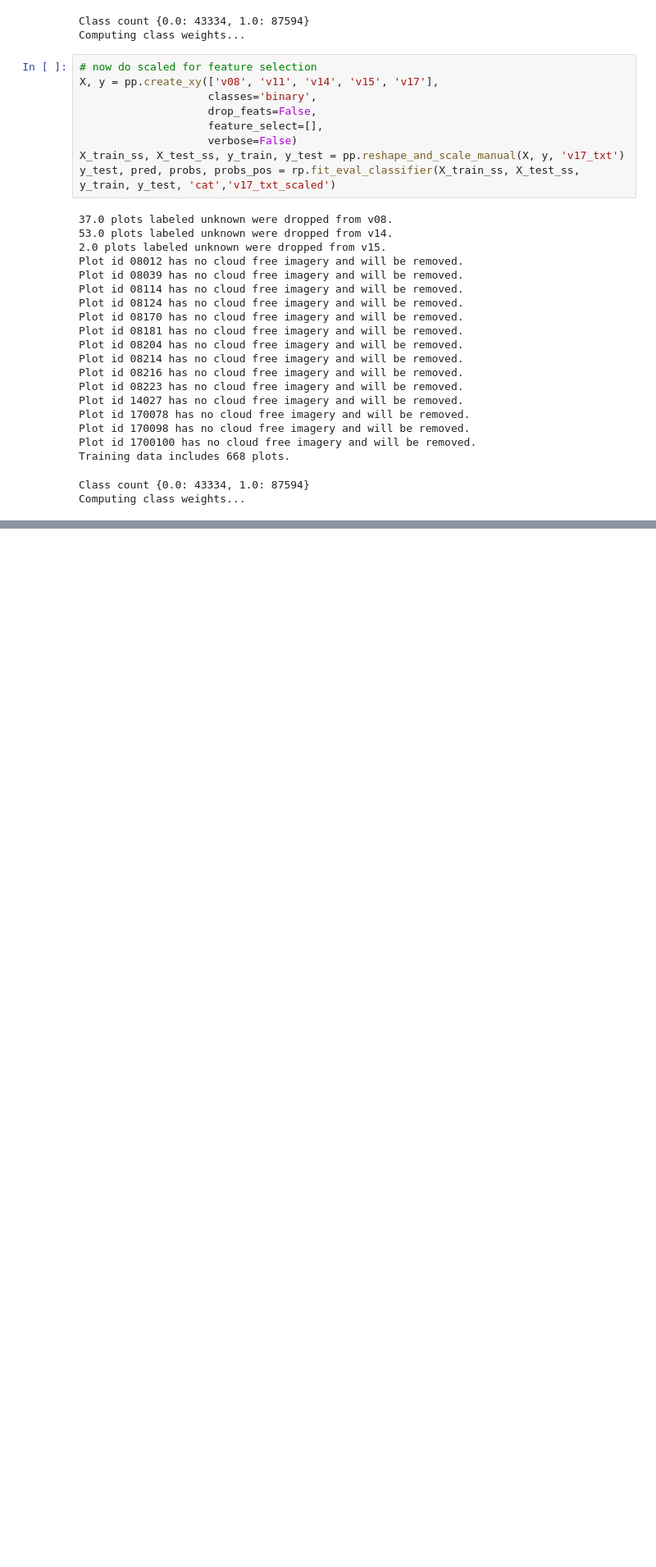
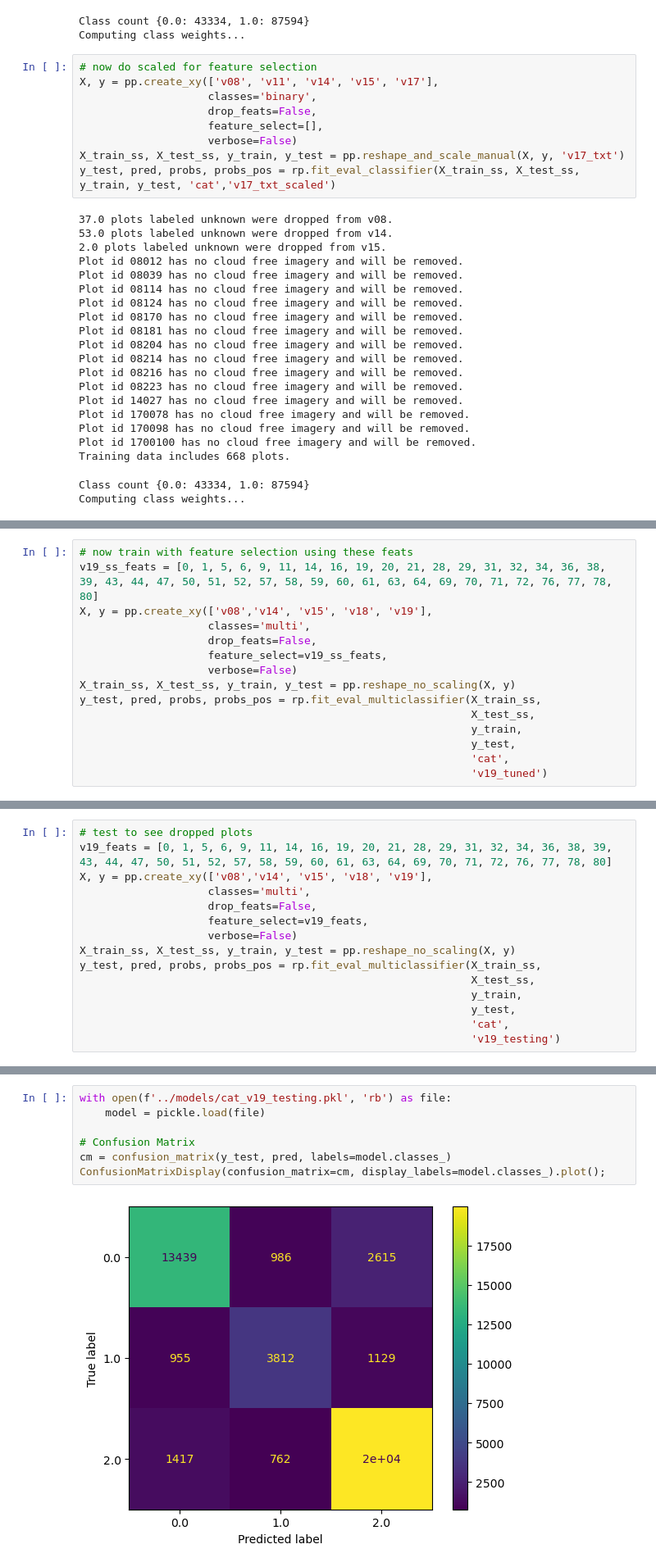
Before and after one commit to wri/plantation_classifier, a Jupyter notebook: notebooks/modeling_approaches.ipynb, the cells around one changed output, grey strips where cells are left out. Shown at 82% size. Drawn from its saved outputs; the diff is of its cells as text; blank space fills up the shorter version.

Commit message:
train v20

```diff
--- a/notebooks/modeling_approaches.ipynb
+++ b/notebooks/modeling_approaches.ipynb
@@ -383,0 +501,15 @@ Computing class weights...
+# %%
+# now train with feature selection using these feats
+v19_ss_feats = [0, 1, 5, 6, 9, 11, 14, 16, 19, 20, 21, 28, 29, 31, 32, 34, 36, 38, 39, 43, 44, 47, 50, 51, 52, 57, 58, 59, 60, 61, 63, 64, 69, 70, 71, 72, 76, 77, 78, 80]
+X, y = pp.create_xy(['v08','v14', 'v15', 'v18', 'v19'],
+                    classes='multi',
+                    drop_feats=False,
+                    feature_select=v19_ss_feats,
+                    verbose=False)
+X_train_ss, X_test_ss, y_train, y_test = pp.reshape_no_scaling(X, y)
+y_test, pred, probs, probs_pos = rp.fit_eval_multiclassifier(X_train_ss,
+                                                             X_test_ss,
+                                                             y_train,
+                                                             y_test,
+                                                             'cat',
+                                                             'v19_tuned')
@@ -383,0 +536,15 @@ Computing class weights...
+# %%
+# test to see dropped plots
+v19_feats = [0, 1, 5, 6, 9, 11, 14, 16, 19, 20, 21, 28, 29, 31, 32, 34, 36, 38, 39, 43, 44, 47, 50, 51, 52, 57, 58, 59, 60, 61, 63, 64, 69, 70, 71, 72, 76, 77, 78, 80]
+X, y = pp.create_xy(['v08','v14', 'v15', 'v18', 'v19'],
+                    classes='multi',
+                    drop_feats=False,
+                    feature_select=v19_feats,
+                    verbose=False)
+X_train_ss, X_test_ss, y_train, y_test = pp.reshape_no_scaling(X, y)
+y_test, pred, probs, probs_pos = rp.fit_eval_multiclassifier(X_train_ss,
+                                                             X_test_ss,
+                                                             y_train,
+                                                             y_test,
+                                                             'cat',
+                                                             'v19_testing')
@@ -383,0 +570,9 @@ Computing class weights...
+# %%
+with open(f'../models/cat_v19_testing.pkl', 'rb') as file:
+    model = pickle.load(file)
+
+# Confusion Matrix
+cm = confusion_matrix(y_test, pred, labels=model.classes_)
+ConfusionMatrixDisplay(confusion_matrix=cm, display_labels=model.classes_).plot();
+# %% [output]
+[figure, added]
```
Also changed, not shown: parts of 22 cells of this notebook.
